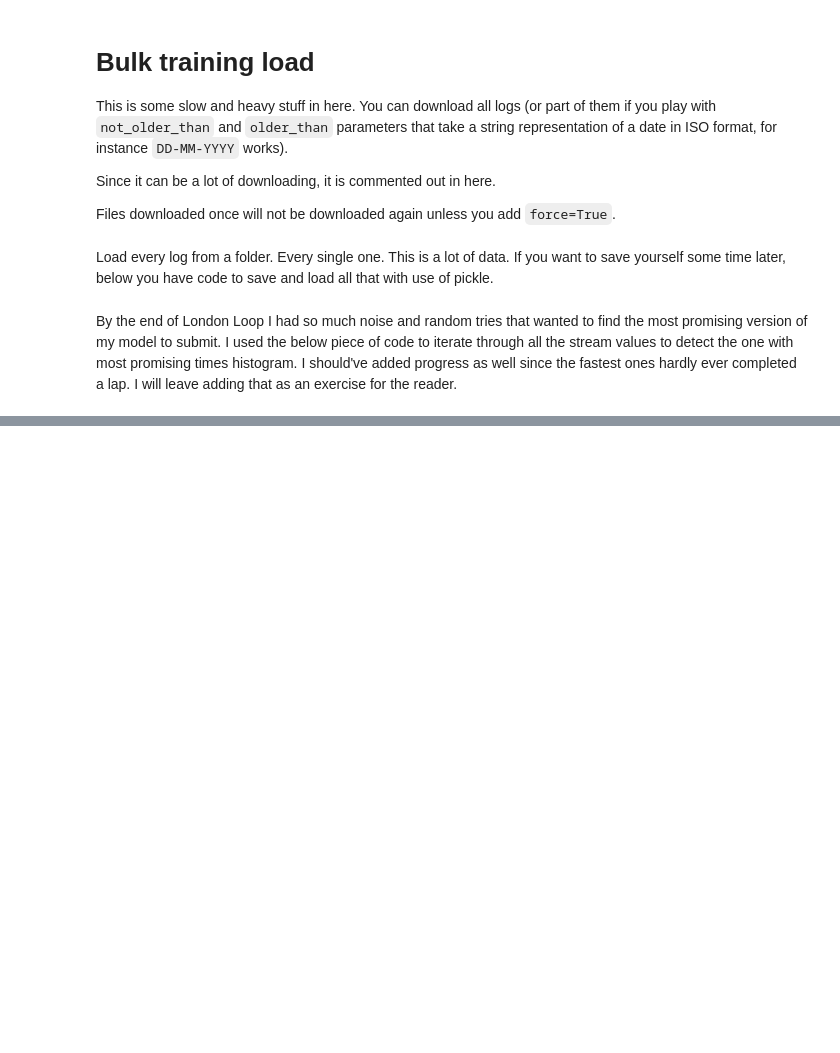
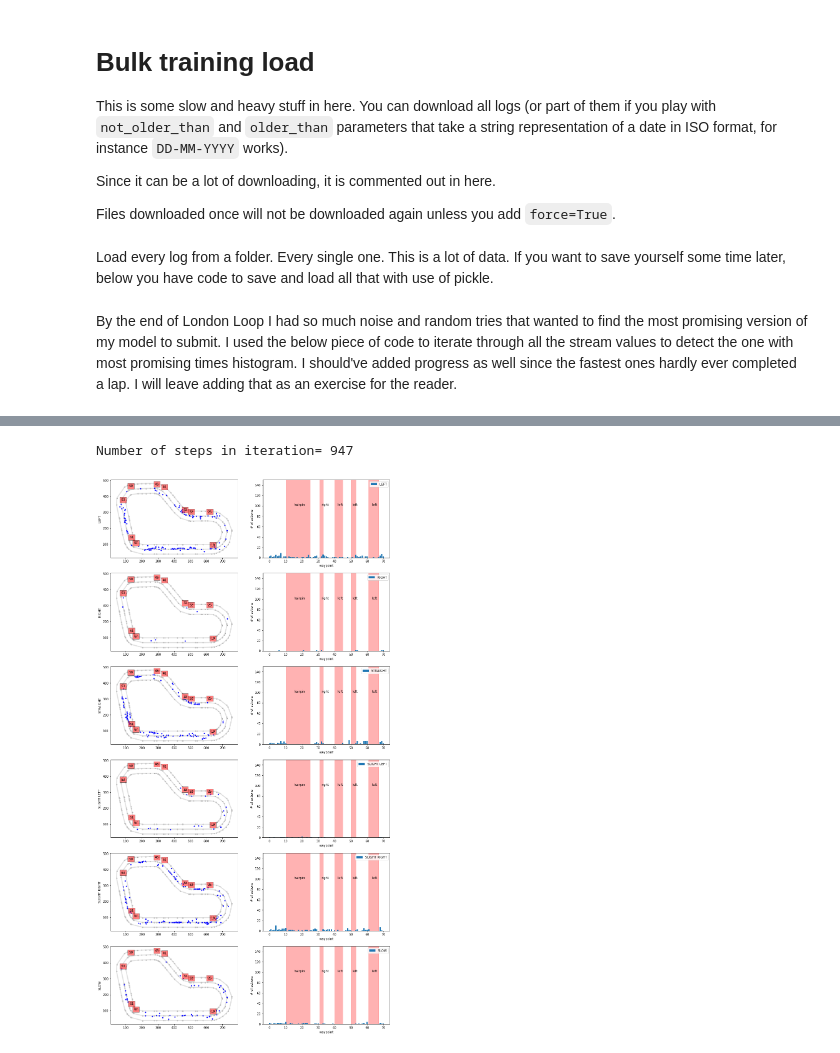
Before and after one commit to aws-solutions-library-samples/guidance-for-training-an-aws-deepracer-model-using-amazon-sagemaker, a Jupyter notebook: log-analysis/Training_analysis.ipynb, the cells around one changed output, grey strips where cells are left out. Saved outputs shown, nothing was run; the diff lists cells and outputs as text; code cells hidden in the pictures; blank space fills up the shorter version.

Commit message:
Add action breakdown and small improvements all around

```diff
--- a/log-analysis/Training_analysis.ipynb
+++ b/log-analysis/Training_analysis.ipynb
@@ -354,0 +373,5 @@ big_simulation_agg
+# %%
+la.action_breakdown(df, 20, la.track_breakdown['reinvent2018'], l_center_line, l_inner_border, l_outer_border)
+# %% [output]
+Number of steps in iteration= 947
+[figure, added]
```
Also changed, not shown: parts of 3 cells of this notebook, 1 other file.
